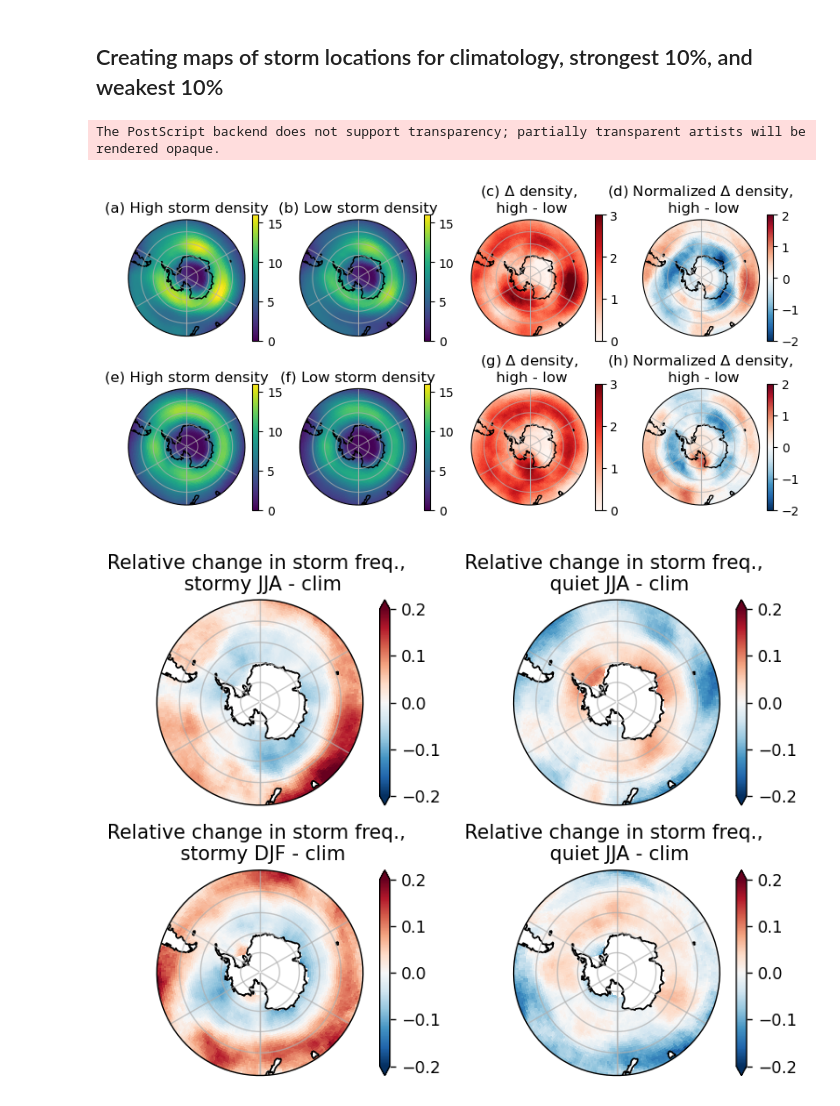
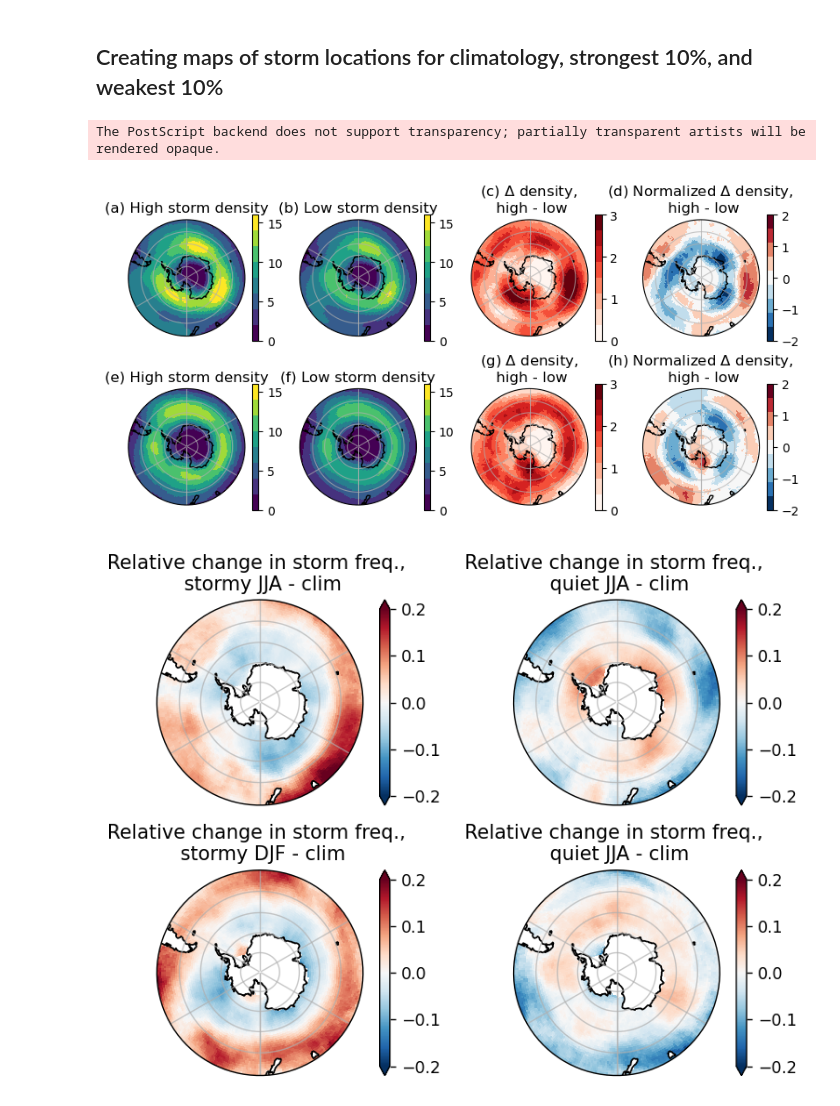
Before and after one commit to keturner8/stormtrack_variability, a Jupyter notebook: notebooks/storm_center_variability_CM4_CMIP.ipynb, the cells around one changed output. Saved outputs shown, nothing was run; the diff lists cells and outputs as text; code cells hidden in the pictures.

```diff
--- a/notebooks/storm_center_variability_CM4_CMIP.ipynb
+++ b/notebooks/storm_center_variability_CM4_CMIP.ipynb
@@ -21,8 +21,9 @@ circle = mpath.Path(verts * radius + center)
 out_path_fig = "/work/Katherine.Turner/smaller_projects/hifreq-variability/figures/"
 out_path_data = "/work/Katherine.Turner/smaller_projects/hifreq-variability/data/"
 # %%
+mod = 'CM4'
 ds = xr.open_dataset(
-    "/work/Katherine.Turner/smaller_projects/hifreq-variability/data/CM4_cmip_monthly_storms.nc",
+    f"/work/Katherine.Turner/smaller_projects/hifreq-variability/data/{mod}_cmip_monthly_storms.nc",
     use_cftime=True,
 )
 # %%
@@ -149,10 +150,10 @@ for file in files:
     del da, ds_mask
 # %%
 ds_mask = xr.open_mfdataset(
-    "/work/Katherine.Turner/tempest-extremes/CM4_cmip/mask/mask_*.nc", use_cftime=True
+    f"/work/Katherine.Turner/tempest-extremes/{mod}_cmip/mask/mask_*.nc", use_cftime=True
 )
 ds_static = xr.open_dataset(
-    "/work/Katherine.Turner/tempest-extremes/CM4_cmip/data/atmos.static.nc"
+    f"/work/Katherine.Turner/tempest-extremes/{mod}_cmip/data/atmos.static.nc"
 )
 # %%
 landmask = ds_static.land_mask > 0.3
@@ -208,7 +209,7 @@ jja = (ds_mask.mask[midx_jja, :, :].sum(dim="time") / (500 * 3 * 4)).compute()
 jja_hi = (ds_mask.mask[midx_hi_jja, :, :].sum(dim="time") / (50 * 3 * 4)).compute()
 jja_lo = (ds_mask.mask[midx_lo_jja, :, :].sum(dim="time") / (50 * 3 * 4)).compute()
 
-djf = (ds_mask.mask[midx_djf, :, :].sum(dim="time") / (500 * 3 * 4)).compute()
+djf = (ds_mask.mask[midx_djf, :, :].sum(dim="time") / (499 * 3 * 4)).compute()
 djf_hi = (ds_mask.mask[midx_hi_djf, :, :].sum(dim="time") / (50 * 3 * 4)).compute()
 djf_lo = (ds_mask.mask[midx_lo_djf, :, :].sum(dim="time") / (50 * 3 * 4)).compute()
 # %%
@@ -237,6 +238,7 @@ jja_hi.plot(
     ax=axs[0],
     transform=ccrs.PlateCarree(),
     vmax=16, extend='neither',
+    cmap=plt.get_cmap('viridis', 8),
     cbar_kwargs={"label": ""},
 )
 axs[0].set_title('(a) High storm density')
@@ -248,6 +250,7 @@ jja_lo.plot(
     ax=axs[1],
     transform=ccrs.PlateCarree(),
     vmax=16, extend='neither',
+    cmap=plt.get_cmap('viridis', 8),
     cbar_kwargs={"label": ""},
 )
 axs[1].set_title('(b) Low storm density')
@@ -256,7 +259,7 @@ axs[1].set_title('(b) Low storm density')
     ax=axs[2],
     transform=ccrs.PlateCarree(),
     vmin=0, vmax=3, extend='neither',
-    cmap=plt.get_cmap("Reds"),
+    cmap=plt.get_cmap("Reds", 8),
     cbar_kwargs={"label": ""},
 )
 axs[2].set_title('(c) $\Delta$ density, \n high - low')
@@ -265,7 +268,7 @@ axs[2].set_title('(c) $\Delta$ density, \n high - low')
     ax=axs[3],
     transform=ccrs.PlateCarree(),
     vmin=-2, vmax=2, extend='neither',
-    cmap=plt.get_cmap("RdBu_r"),
+    cmap=plt.get_cmap("RdBu_r", 9),
     cbar_kwargs={"label": ""},
 )
 axs[3].set_title('(d) Normalized $\Delta$ density, \n high - low')
@@ -274,6 +277,7 @@ djf_hi.plot(
     ax=axs[4],
     transform=ccrs.PlateCarree(),
     vmax=16, extend='neither',
+    cmap=plt.get_cmap('viridis', 8),
     cbar_kwargs={"label": ""},
 )
 axs[4].set_title('(e) High storm density')
@@ -282,40 +286,41 @@ djf_lo.plot(
     ax=axs[5],
     transform=ccrs.PlateCarree(),
     vmax=16, extend='neither',
+    cmap=plt.get_cmap('viridis', 8),
     cbar_kwargs={"label": ""},
 )
 axs[5].set_title('(f) Low storm density')
 
 (djf_hi-djf_lo).plot(
     ax=axs[6],
     transform=ccrs.PlateCarree(),
     vmin=0, vmax=3, extend='neither',
-    cmap=plt.get_cmap("Reds"),
+    cmap=plt.get_cmap("Reds",8),
     cbar_kwargs={"label": ""},
 )
 axs[6].set_title('(g) $\Delta$ density, \n high - low')
 
 (djf_hi_redist - djf_lo_redist).plot(
     ax=axs[7],
     transform=ccrs.PlateCarree(),
     vmin=-2, vmax=2, extend='neither',
-    cmap=plt.get_cmap("RdBu_r"),
+    cmap=plt.get_cmap("RdBu_r",9),
     cbar_kwargs={"label": ""},
 )
 axs[7].set_title('(h) Normalized $\Delta$ density, \n high - low')
 
 for i in range(8):
     axs[i].set_extent([-180, 180, -90, -40], ccrs.PlateCarree())
     axs[i].gridlines(alpha=0.7)
     axs[i].set_boundary(circle, transform=axs[i].transAxes)
     axs[i].coastlines()
 
 plt.tight_layout()
 
-plt.savefig(f"{out_path_fig}F1_storm_activity_CM4-500.eps", format="eps")#, dpi=100)
+plt.savefig(f"{out_path_fig}F1_storm_activity_{mod}-500.eps", format="eps")#, dpi=100)
 # %% [output]
 The PostScript backend does not support transparency; partially transparent artists will be rendered opaque.
-[figure, old version]
+[figure, new version]
 # %%
 # storm_dens_djf = (
 #     ds_mask.mask[midx_djf, :, :].sum(dim="time") / ds_mask.mask[midx_djf, :, :].sum()
```
Also changed, not shown: parts of 2 cells of this notebook, 20 other files.
